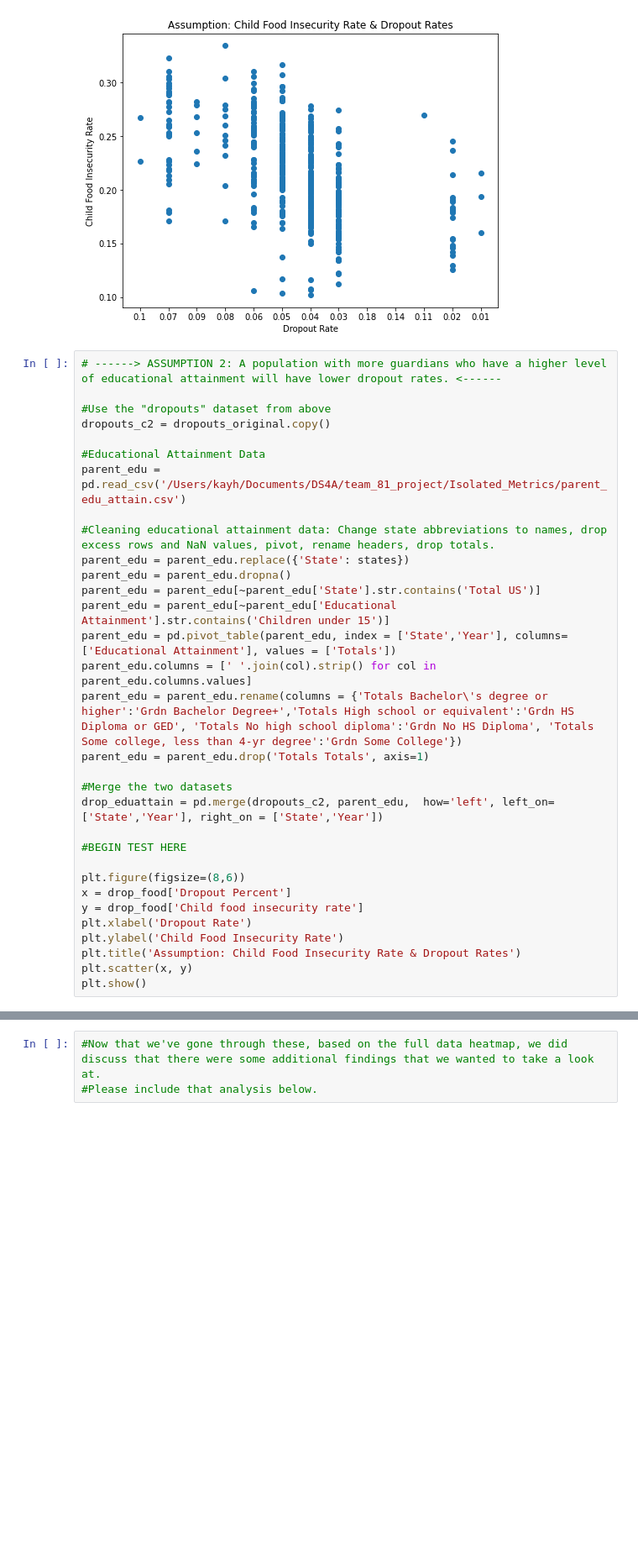
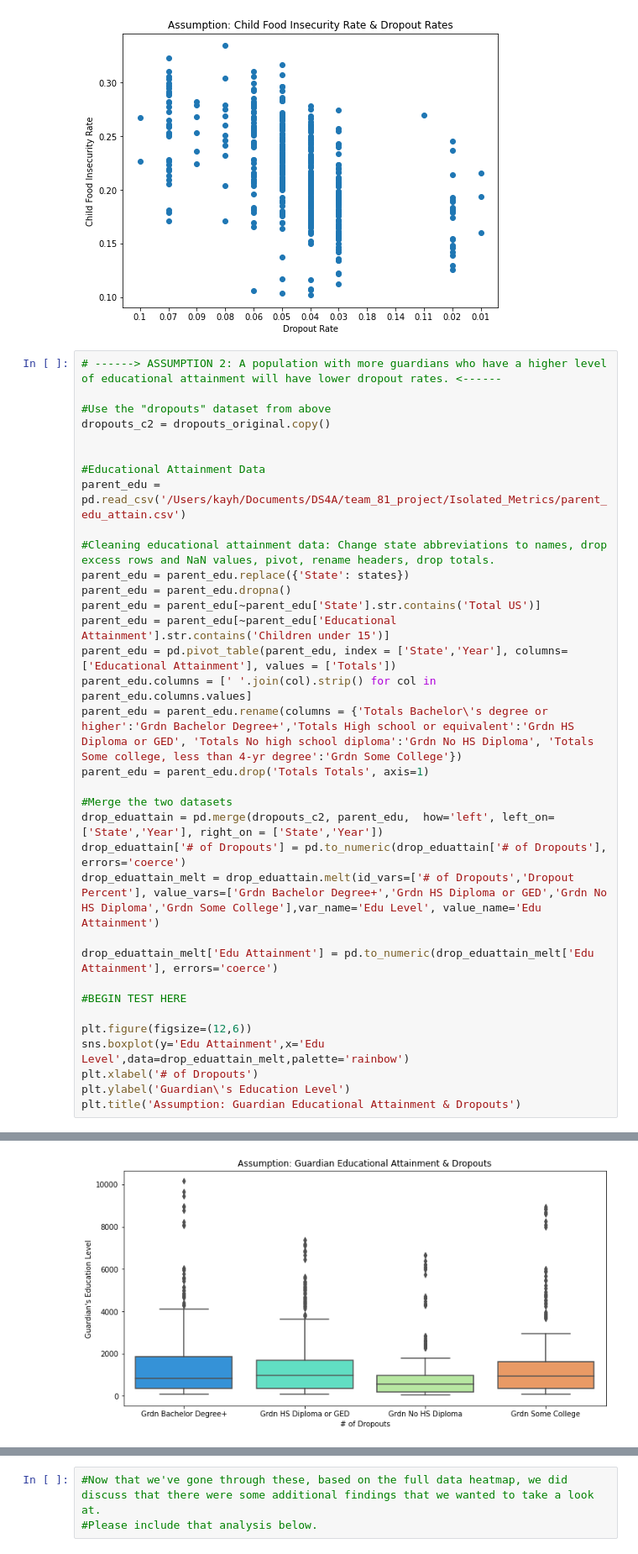
Before and after one commit to KaylynneHatch/ds4a81_project, a Jupyter notebook: Final_Data_Code/TESTS_COMP_PLOTS.ipynb, the cells around one changed output, grey strips where cells are left out. Shown at 84% size. Saved outputs shown, nothing was run; the diff lists cells and outputs as text; blank space fills up the shorter version.

```diff
--- a/Final_Data_Code/TESTS_COMP_PLOTS.ipynb
+++ b/Final_Data_Code/TESTS_COMP_PLOTS.ipynb
@@ -71,6 +73,7 @@ plt.show()
 
 #Use the "dropouts" dataset from above
 dropouts_c2 = dropouts_original.copy()
+
 
 #Educational Attainment Data
 parent_edu = pd.read_csv('/Users/kayh/Documents/DS4A/team_81_project/Isolated_Metrics/parent_edu_attain.csv')
@@ -87,15 +90,16 @@ parent_edu = parent_edu.drop('Totals Totals', axis=1)
 
 #Merge the two datasets
 drop_eduattain = pd.merge(dropouts_c2, parent_edu,  how='left', left_on=['State','Year'], right_on = ['State','Year'])
+drop_eduattain['# of Dropouts'] = pd.to_numeric(drop_eduattain['# of Dropouts'], errors='coerce')
+drop_eduattain_melt = drop_eduattain.melt(id_vars=['# of Dropouts','Dropout Percent'], value_vars=['Grdn Bachelor Degree+','Grdn HS Diploma or GED','Grdn No HS Diploma','Grdn Some College'],var_name='Edu Level', value_name='Edu Attainment')
+
+drop_eduattain_melt['Edu Attainment'] = pd.to_numeric(drop_eduattain_melt['Edu Attainment'], errors='coerce')
 
 #BEGIN TEST HERE
 
-plt.figure(figsize=(8,6))
-x = drop_food['Dropout Percent']
-y = drop_food['Child food insecurity rate']
-plt.xlabel('Dropout Rate')
-plt.ylabel('Child Food Insecurity Rate')
-plt.title('Assumption: Child Food Insecurity Rate & Dropout Rates')
-plt.scatter(x, y)
-plt.show()
+plt.figure(figsize=(12,6))
+sns.boxplot(y='Edu Attainment',x='Edu Level',data=drop_eduattain_melt,palette='rainbow')
+plt.xlabel('# of Dropouts')
+plt.ylabel('Guardian\'s Education Level')
+plt.title('Assumption: Guardian Educational Attainment & Dropouts')
 # %% [output]
@@ -115,0 +107 @@ plt.show()
+[figure, added]
```
Also changed, not shown: parts of 13 cells of this notebook.
